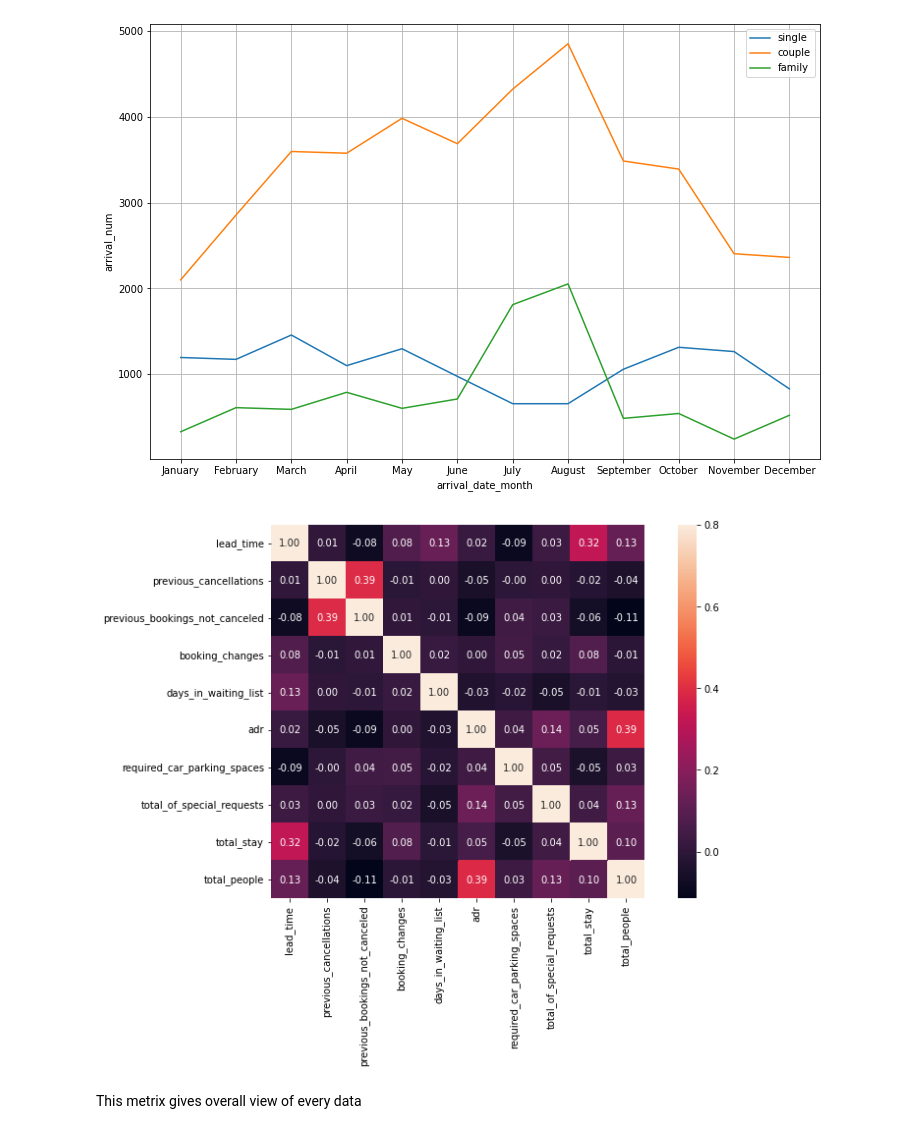
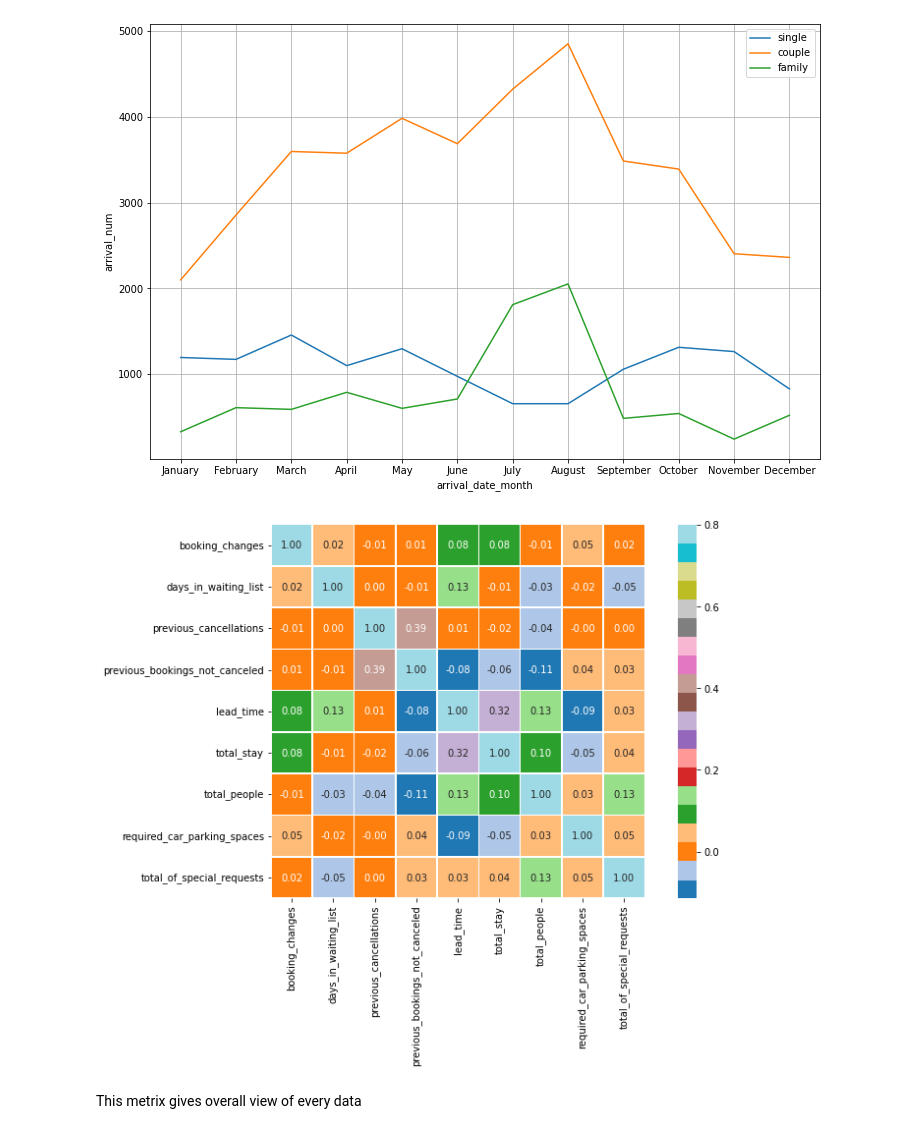
Before and after one commit to Kumass/Almabetter-EDA, a Jupyter notebook: DataAnalysis.ipynb, the cells around one changed output. Cells and saved outputs as stored; diff of their text form; code cells hidden in the pictures.

```diff
--- a/DataAnalysis.ipynb
+++ b/DataAnalysis.ipynb
@@ -511,13 +527,14 @@ plt.show()
 # %% [output]
 [figure]
 # %%
-num_df1 = df1[['lead_time','previous_cancellations','previous_bookings_not_canceled','booking_changes','days_in_waiting_list','adr','required_car_parking_spaces','total_of_special_requests','total_stay','total_people']]
+num_df1 = df1[['booking_changes','days_in_waiting_list','previous_cancellations','previous_bookings_not_canceled','lead_time','total_stay','total_people','required_car_parking_spaces','total_of_special_requests']]
 # %%
 #correlation matrix
-corrmat = num_df1.corr()
+cor_mat = num_df1.corr()
 f, ax = plt.subplots(figsize=(12, 7))
-sns.heatmap(corrmat,annot = True,fmt='.2f', annot_kws={'size': 10},  vmax=.8, square=True);
+cmap = "tab20"
+sns.heatmap(cor_mat,cmap=cmap,annot = True,fmt='.2f', annot_kws={'size': 10},  vmax=.8, square=True,linewidth=.5);
 # %% [output]
-[figure, old version]
+[figure, new version]
 # %% [markdown]
 This metrix gives overall view of every data
```
Also changed, not shown: parts of 6 cells of this notebook.
